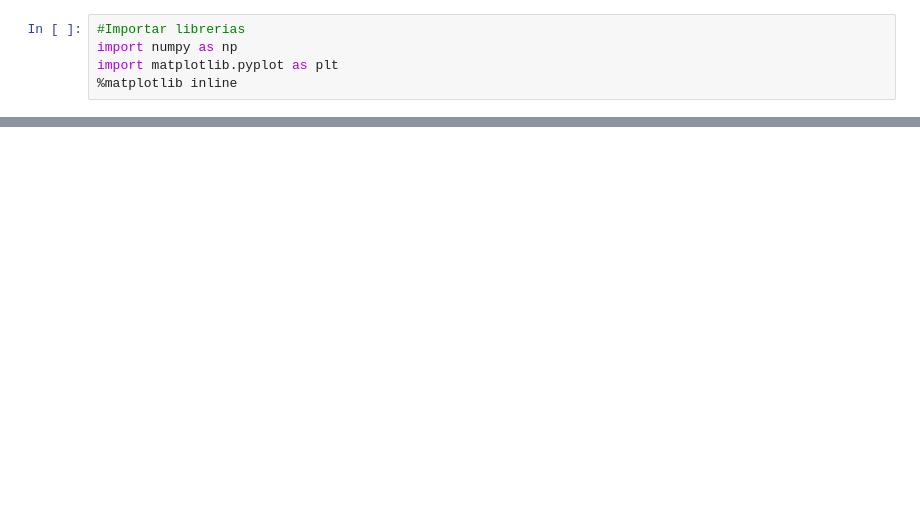
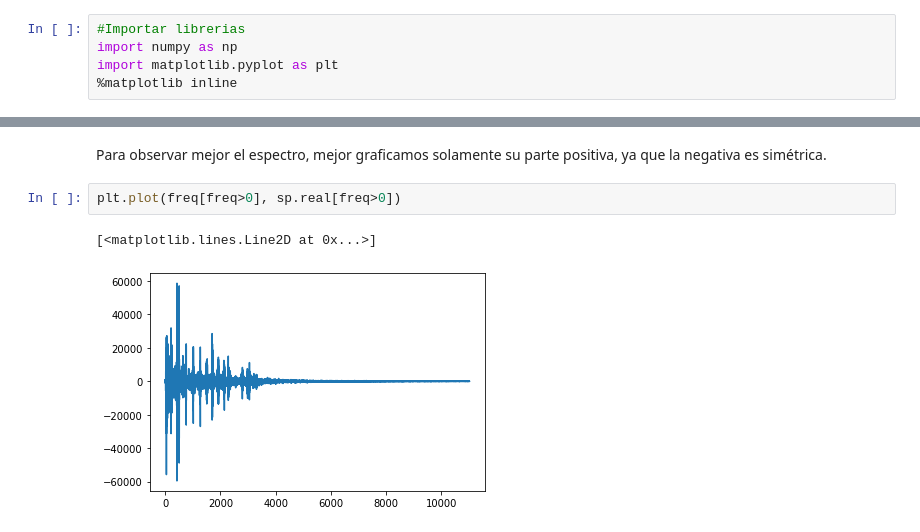
Before and after one commit to cdguarnizo/SCT54_ITM, a Jupyter notebook: Notebooks/02_ModulacionAM_Envolvente.ipynb, the cells around one changed output, grey strips where cells are left out. Drawn from its saved outputs; the diff is of its cells as text; blank space fills up the shorter version.

```diff
--- a/Notebooks/02_ModulacionAM_Envolvente.ipynb
+++ b/Notebooks/02_ModulacionAM_Envolvente.ipynb
@@ -35,0 +103,7 @@ plt.plot(t,venn,'k--')
+# %% [markdown]
+Para observar mejor el espectro, mejor graficamos solamente su parte positiva, ya que la negativa es simétrica.
+# %%
+plt.plot(freq[freq>0], sp.real[freq>0])
+# %% [output]
+[<matplotlib.lines.Line2D at 0x...>]
+[figure, added]
```
Also changed, not shown: parts of 37 cells of this notebook.
